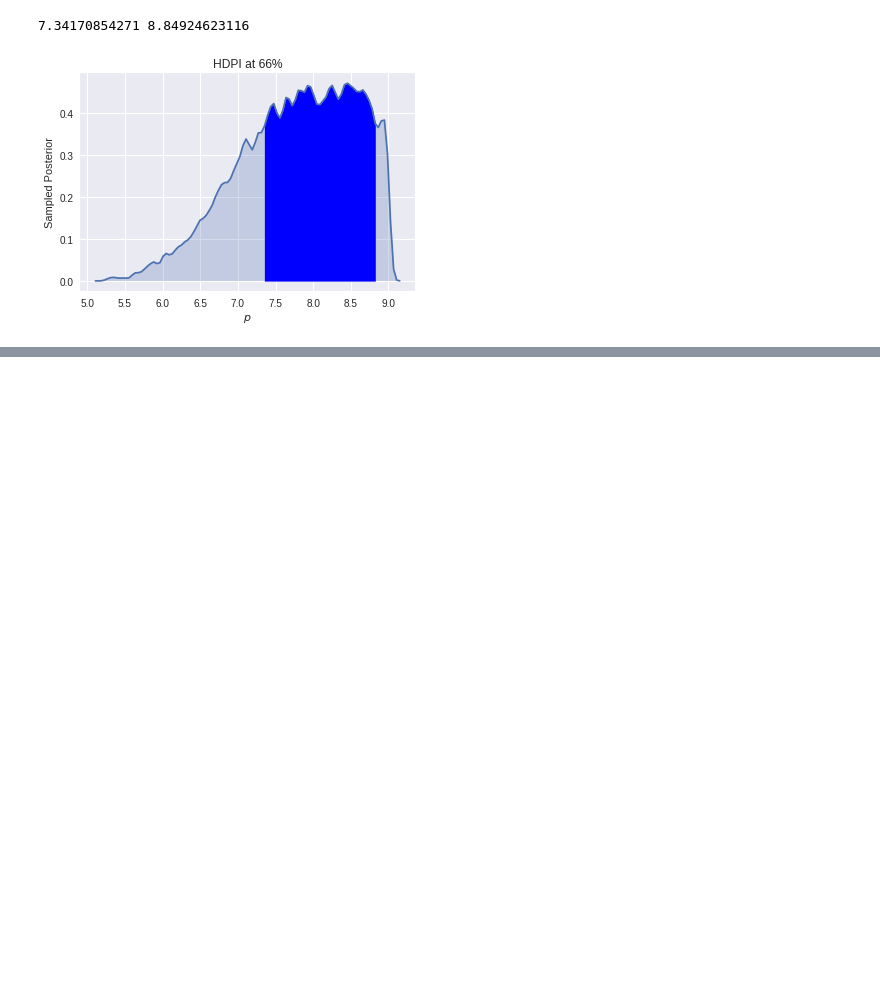
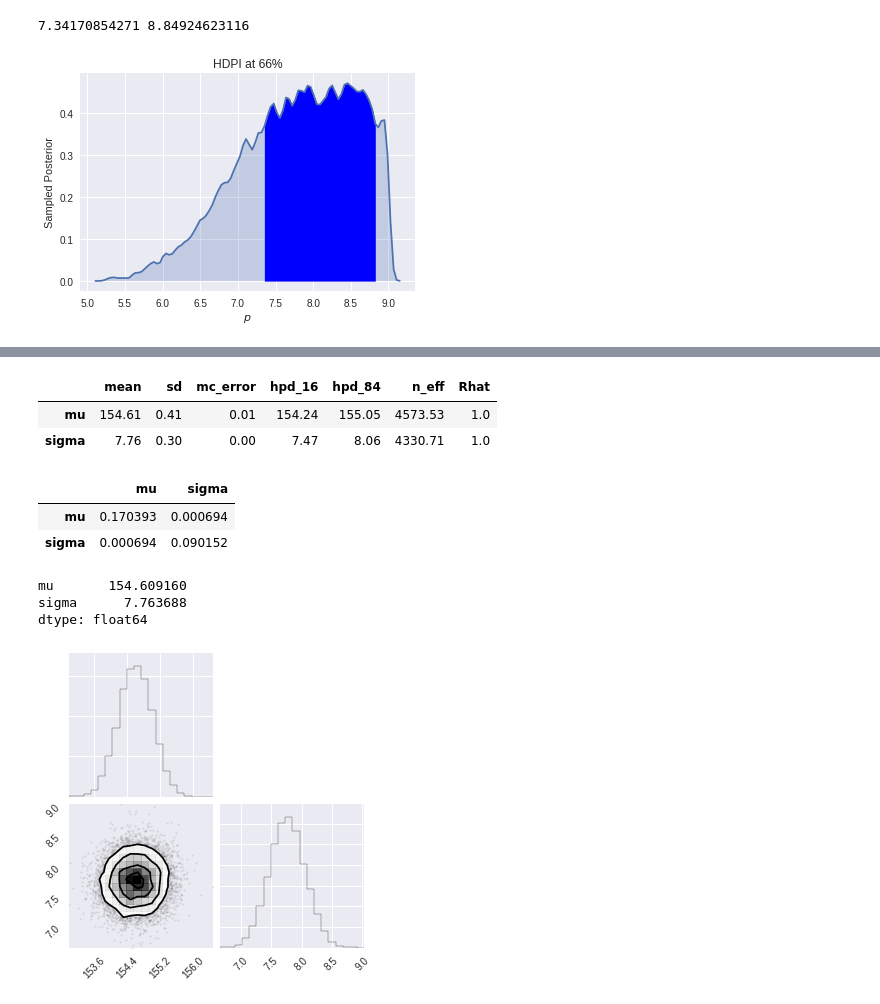
Before and after one commit to saint-germain/marginalization_bayes, a Jupyter notebook: stat_reth_ch4.ipynb, the cells around one changed output, grey strips where cells are left out. Saved outputs shown, nothing was run; the diff lists cells and outputs as text; code cells hidden in the pictures; blank space fills up the shorter version.

```diff
--- a/stat_reth_ch4.ipynb
+++ b/stat_reth_ch4.ipynb
@@ -345,0 +375,25 @@ array([[ 0.41199399,         nan],
+# %%
+pm.summary(trace_h, alpha=.32).round(2)
+# %% [output]
+|  | mean | sd | mc_error | hpd_16 | hpd_84 | n_eff | Rhat |
+| mu | 154.61 | 0.41 | 0.01 | 154.24 | 155.05 | 4573.53 | 1.0 |
+| sigma | 7.76 | 0.30 | 0.00 | 7.47 | 8.06 | 4330.71 | 1.0 |
+# %%
+trace_df = pm.trace_to_dataframe(trace_h)
+trace_df.cov()
+# %% [output]
+|  | mu | sigma |
+| mu | 0.170393 | 0.000694 |
+| sigma | 0.000694 | 0.090152 |
+# %%
+trace_df.mean()
+# %% [output]
+mu       154.609160
+sigma      7.763688
+dtype: float64
+# %%
+samps_quad=multivariate_normal.rvs(mean=trace_df.mean(), cov=trace_df.cov(), size=10000)
+corner.corner(samps_quad)
+plt.show()
+# %% [output]
+[figure, added]
```
Also changed, not shown: parts of 42 cells of this notebook.
